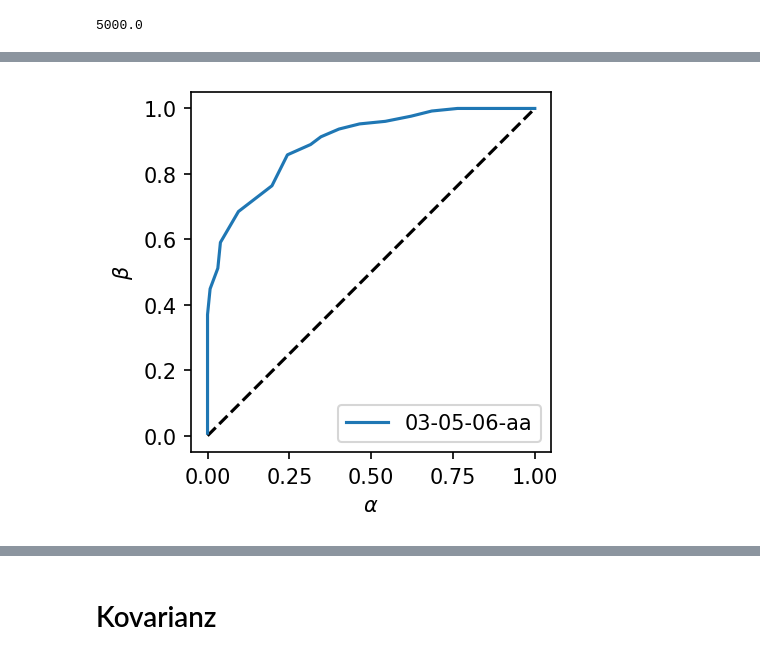
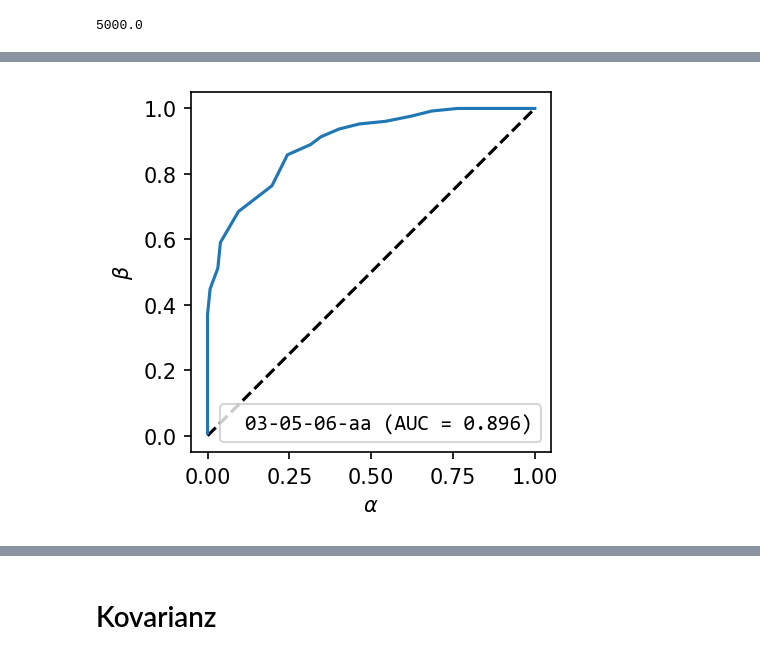
Before and after one commit to LeonKolb/Comp2, a Jupyter notebook: Project.ipynb, the cells around one changed output, grey strips where cells are left out. Saved outputs shown, nothing was run; the diff lists cells and outputs as text; code cells hidden in the pictures.

```diff
--- a/Project.ipynb
+++ b/Project.ipynb
@@ -341,31 +365,31 @@ Now we have two arrays, rate_1 and rate_2 containing the firing rates of neurons
 # %%
 # Example plot for one cell
 rate_1 = np.array(rate_1)
 rate_2 = np.array(rate_2)
 
 min_rate = np.min(np.concatenate((rate_1 , rate_2)))
 max_rate = np.max(np.concatenate((rate_1 , rate_2)))
 
 z = np.linspace(min_rate, max_rate, 100)
 
 alpha = [np.sum(rate_1 >= z_i) / np.size(rate_1) for z_i in z]
 beta = [np.sum(rate_2 >= z_i) / np.size(rate_2) for z_i in z]
 
 fig = plt.figure(figsize=(3,3),dpi=150)
 ax= fig.add_axes([0.15,0.15,0.8,0.8])
 
 ax.plot([0,1],[0,1],'k--')
 
-ax.plot(alpha, beta, label='03-05-06-aa')
+ax.plot(alpha, beta, label=f'03-05-06-aa (AUC = {get_AUC(alpha, beta)})')
 
-ax.legend()
+
 ax.set_xlabel(r'$\alpha$')
 ax.set_ylabel(r'$\beta$')
-ax.legend()
+ax.legend(loc='lower right', handlelength=0, prop={'family': 'Consolas'})
 
 plt.show()
 # %% [output]
-[figure, old version]
+[figure, new version]
 # %%
 def plot_roc(all_alpha, all_beta, names):
 
```
Also changed, not shown: parts of 9 cells of this notebook, 1 other file.
